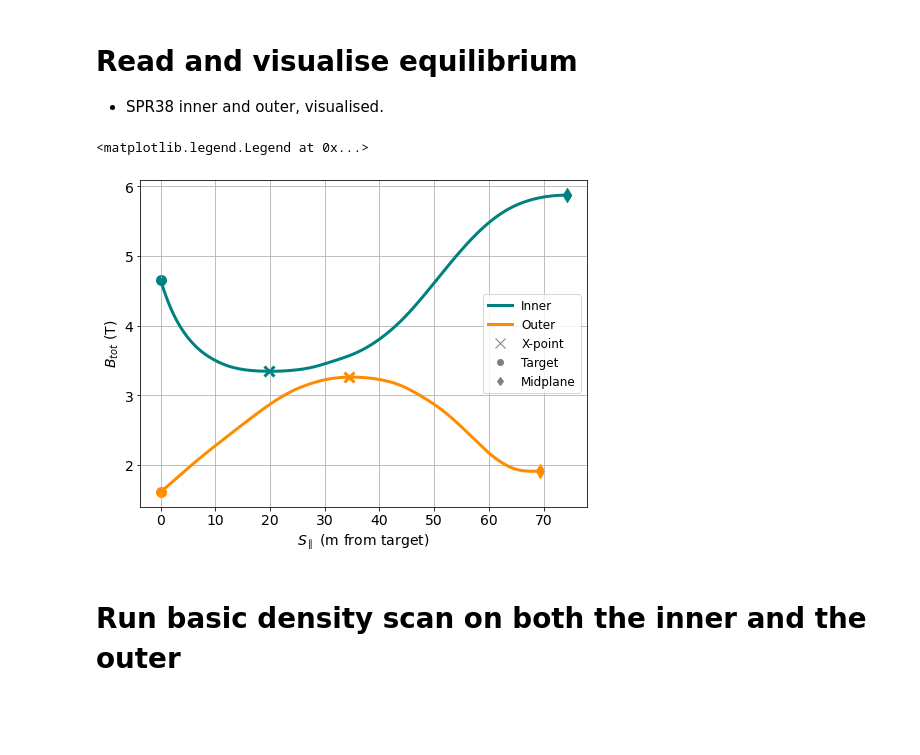
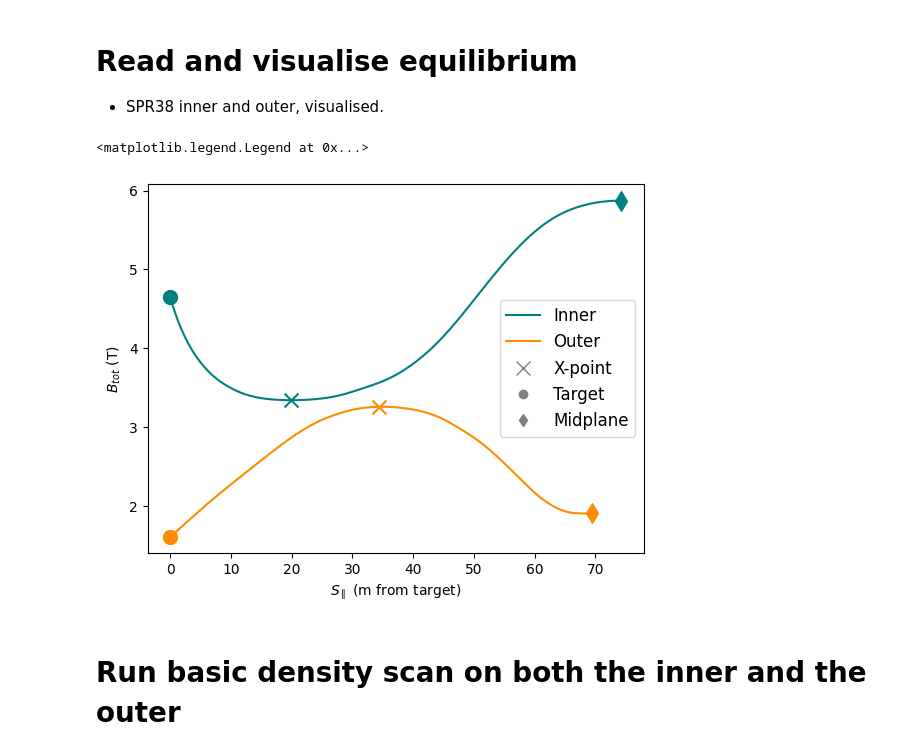
Before and after one commit to FusionDLS/FusionDLS, a Jupyter notebook: Ex. 4 - Front movement sensitivity.ipynb, the cells around one changed output. Saved outputs shown, nothing was run; the diff lists cells and outputs as text; code cells hidden in the pictures; blank space fills up the shorter version.

```diff
--- a/Ex. 4 - Front movement sensitivity.ipynb
+++ b/Ex. 4 - Front movement sensitivity.ipynb
@@ -8,12 +8,15 @@ import os
 import pickle as pkl
 from scipy import interpolate
 import scipy as sp
-set_matplotlib_defaults()
+from LRBv21 import LRBv21
+
 
 %load_ext autoreload
 %autoreload 2
 
 # Here are some useful labels to use for plotting throughout notebook
+colors = ["teal","darkorange","firebrick","limegreen","magenta","cyan","navy"]
+
 store_labels = dict()
 store_labels["cvar"] = {"density" : "$n_{u}\ (m^{-3})$",
                         "power" : "$q_{\parallel}\ (Wm^{-2})$",
@@ -40,32 +43,32 @@ eqb = file_read("eqb_store.pkl")
 data = eqb["SPR38"] # Pick design to use for study
 # %%
 fig, ax = plt.subplots()
-colors = mike_cmap(2)
+
 labels = {"ou":"Outer", "iu":"Inner"}
 size = 100
 
 for i, side in enumerate(["iu", "ou"]):
     d = data[side]
     Xpoint = d["Xpoint"]
     ax.plot(d["S"], d["Btot"], color = colors[i], label = labels[side])
     ax.scatter(d["S"][Xpoint], d["Btot"][Xpoint], color = colors[i], marker = "x", s = size)
     ax.scatter(d["S"][0], d["Btot"][0], color = colors[i], marker = "o", s = size)
     ax.scatter(d["S"][-1], d["Btot"][-1], color = colors[i], marker = "d", s = size)
 
 ax.set_xlabel("$S_{\parallel}$ (m from target)")
 ax.set_ylabel("$B_{tot}$ (T)")
 ax.legend()
 
 h,l = ax.get_legend_handles_labels()
 extra_handles = [
     mpl.lines.Line2D([0], [0], color = "grey", marker = "x", linewidth=0, label = "X-point", markersize = 10),
     mpl.lines.Line2D([0], [0], color = "grey", marker = "o", linewidth=0, label = "Target"),
     mpl.lines.Line2D([0], [0], color = "grey", marker = "d", linewidth=0, label = "Midplane")]
 
 ax.legend(fontsize = 12, handles = h+extra_handles)
 # %% [output]
 <matplotlib.legend.Legend at 0x...>
-[figure, old version]
+[figure, new version]
 # %% [markdown]
 # Run basic density scan on both the inner and the outer
 # %% [markdown]
```
Also changed, not shown: parts of 4 cells of this notebook, 7 other files.
